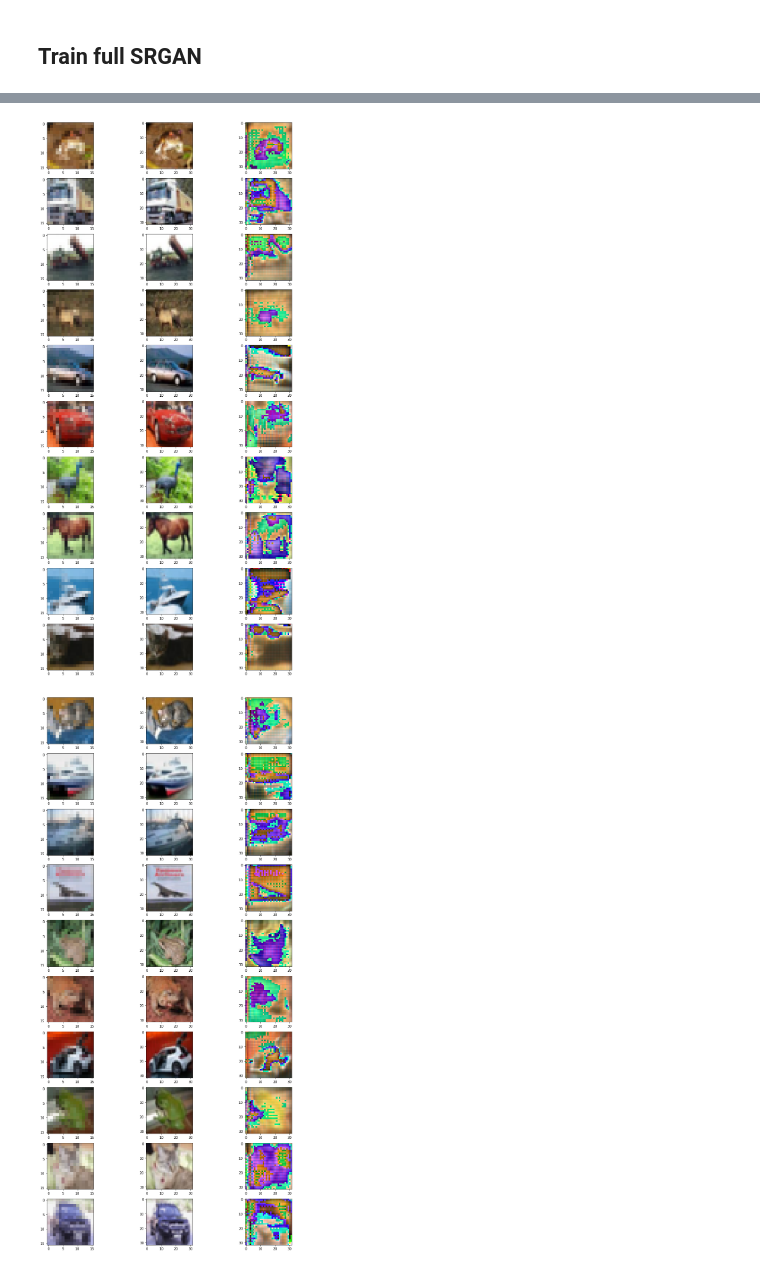
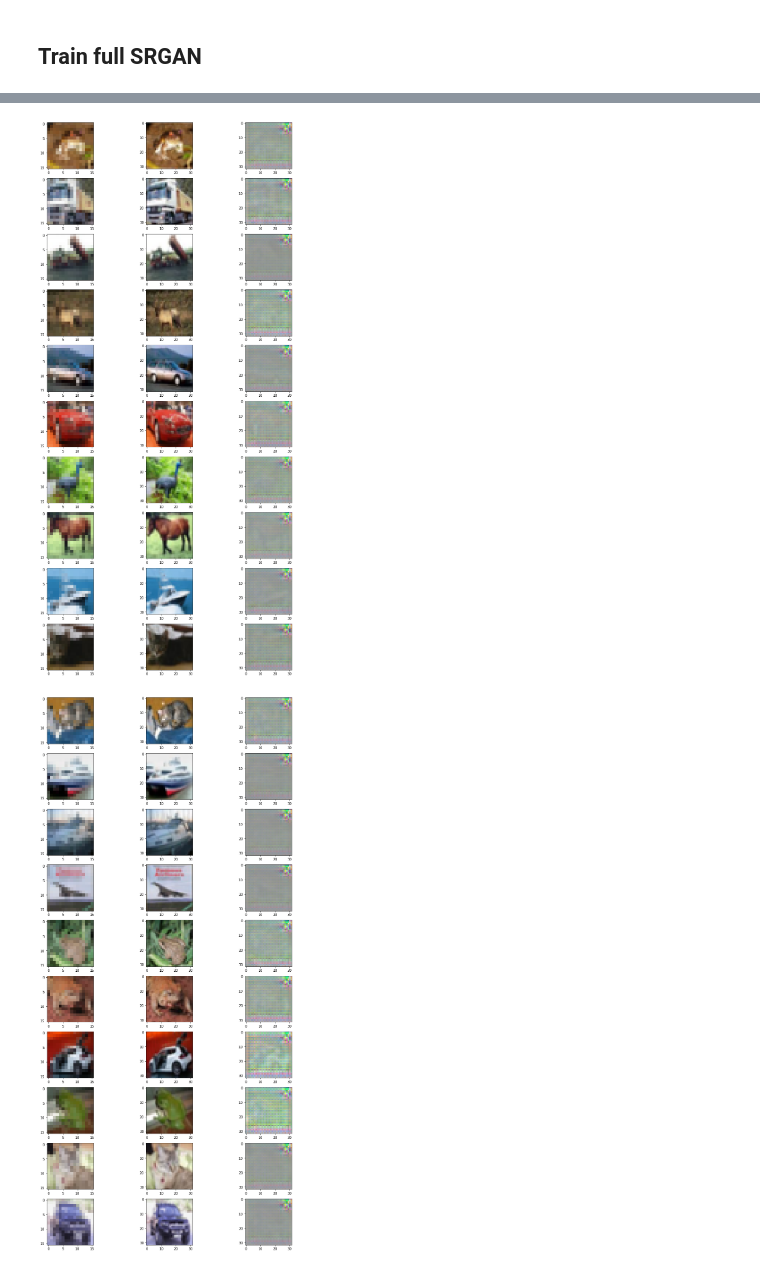
Before and after one commit to several27/COMP6208-AutoEncoder, a Jupyter notebook: several27/SRGAN.ipynb, the cells around one changed output, grey strips where cells are left out. Saved outputs shown, nothing was run; the diff lists cells and outputs as text; code cells hidden in the pictures.

```diff
--- a/several27/SRGAN.ipynb
+++ b/several27/SRGAN.ipynb
@@ -504,5 +454,5 @@ _________________________________________________________________
 # %%
-model_generator.load_weights('data/srgan_generator_2.model')
+model_generator.load_weights('data/srgan_generator_%s.model' % train_version)
 # %%
 path_train_predictions = path_data + ('srgan_generator_%s_train_predictions.npy' % train_version)
 path_test_predictions = path_data + ('srgan_generator_%s_test_predictions.npy' % train_version)
@@ -580,6 +505,7 @@ discriminator_out = model_discriminator(generator_out)
 model_srgan = Model(generator_in, discriminator_out)
 # %%
 model_srgan.compile(optimizer='adam', loss='binary_crossentropy', metrics=['accuracy'])
+model_generator.compile(loss='mean_squared_error', optimizer='adam', metrics=['accuracy'])
 model_discriminator.compile(optimizer='adam', loss='binary_crossentropy', metrics=['accuracy'])
 # %%
 model_srgan.summary()
@@ -599,7 +525,7 @@ Non-trainable params: 7,936
 _________________________________________________________________
 # %%
 batch_size = 64
-train_version = 2
+train_version = 5
 # %%
 model_generator.load_weights(path_data + ('srgan_generator_%s.model' % train_version))
 model_discriminator.load_weights(path_data + ('srgan_discriminator_%s.model' % train_version))
@@ -645,0 +590,12 @@ KeyboardInterrupt:
+# %%
+_preds = model_generator.predict(x_lr[i].reshape(1, h, w, 3))[0]
+
+np.min(x_train_predictions), np.max(x_train_predictions),\
+np.min(x_train_batch), np.max(x_train_batch),\
+np.min(x_train_lr_batch), np.max(x_train_lr_batch),\
+np.min(x_train_lr), np.max(x_train_lr),\
+np.min(x_test_lr), np.max(x_test_lr),\
+np.min(x_train), np.max(x_train),\
+np.min(x_test), np.max(x_test),\
+np.min(x_lr[i].reshape(1, h, w, 3)), np.max(x_lr[i].reshape(1, h, w, 3)),\
+np.min(_preds), np.max(_preds)
@@ -651,19 +651,23 @@ model_srgan.save(path_data + ('srgan_final_generator_%s.model' % train_version))
 # %%
 for x, x_lr, type_ in [(x_train, x_train_lr, 'train'), (x_test, x_test_lr, 'test')]:
     plt.figure(figsize=(15, 30))
     for i in range(10):
         plt.subplot(10, 3, (i * 3) + 1)
         plt.imshow(x_lr[i])
 
         plt.subplot(10, 3, (i * 3) + 2)
         plt.imshow(x[i])
 
+
+        h, w = x_lr.shape[1], x_lr.shape[2]
+        _preds = model_generator.predict(x_lr[i].reshape(1, h, w, 3))
+        _preds = (_preds - np.min(_preds)) / (np.max(_preds) - np.min(_preds))
+
         plt.subplot(10, 3, (i * 3) + 3)
-        h, w = x_lr.shape[1], x_lr.shape[2]
-        plt.imshow(model_generator.predict(x_lr[i].reshape(1, h, w, 3)).astype(np.uint8)[0])
+        plt.imshow(_preds[0])
 
     plt.savefig('data/srgan_generator_%s_%s.png' % (train_version, type_))
     plt.show()
 # %% [output]
-[figure, old version]
+[figure, new version]
-[figure, old version]
+[figure, new version]
```
Also changed, not shown: parts of 31 cells of this notebook.
